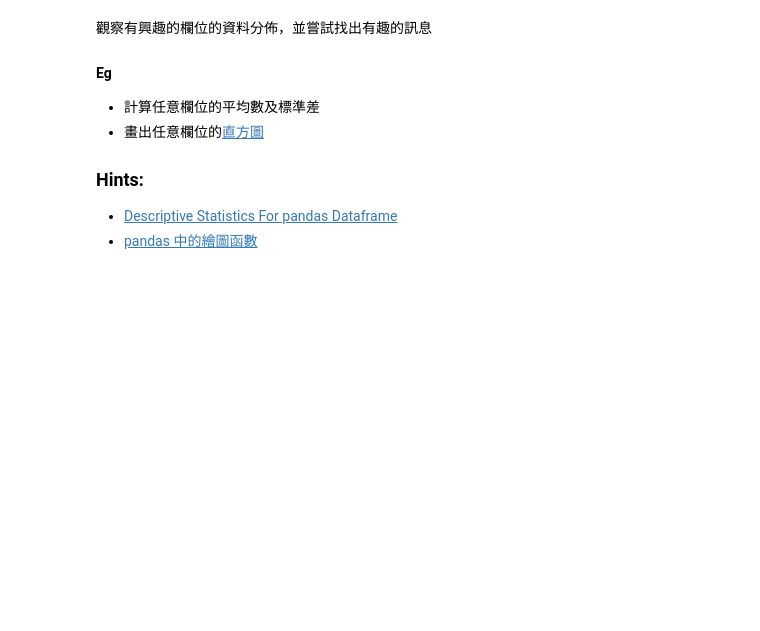
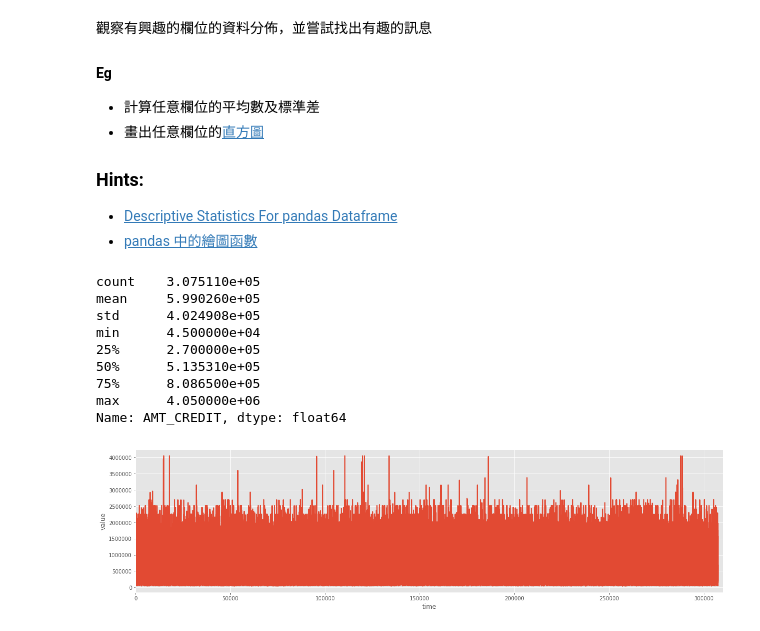
Before and after one commit to NasuYue/2nd-100Day-ML-Marathon-, a Jupyter notebook: homework/Day_005_HW.ipynb, the cells around one changed output. Drawn from its saved outputs; the diff is of its cells as text; code cells hidden in the pictures; blank space fills up the shorter version.

```diff
--- a/homework/Day_005_HW.ipynb
+++ b/homework/Day_005_HW.ipynb
@@ -39,3 +39,25 @@ app_train.head()
 ### Hints:
 - [Descriptive Statistics For pandas Dataframe](https://chrisalbon.com/python/data_wrangling/pandas_dataframe_descriptive_stats/)
 - [pandas 中的繪圖函數](https://amaozhao.gitbooks.io/pandas-notebook/content/pandas%E4%B8%AD%E7%9A%84%E7%BB%98%E5%9B%BE%E5%87%BD%E6%95%B0.html)
+# %%
+# 計算credit的平均值與標準差
+print(app_train['AMT_CREDIT'].describe())
+
+plt.figure(figsize=(20,5))
+plt.xlim(0,310000)
+plt.xlabel("time")
+plt.ylabel("value")
+plt.plot(app_train['AMT_CREDIT'],linewidth=2.0)
+# 數值不適合使用hist
+plt.show()
+# %% [output]
+count    3.075110e+05
+mean     5.990260e+05
+std      4.024908e+05
+min      4.500000e+04
+25%      2.700000e+05
+50%      5.135310e+05
+75%      8.086500e+05
+max      4.050000e+06
+Name: AMT_CREDIT, dtype: float64
+[figure, added]
```
